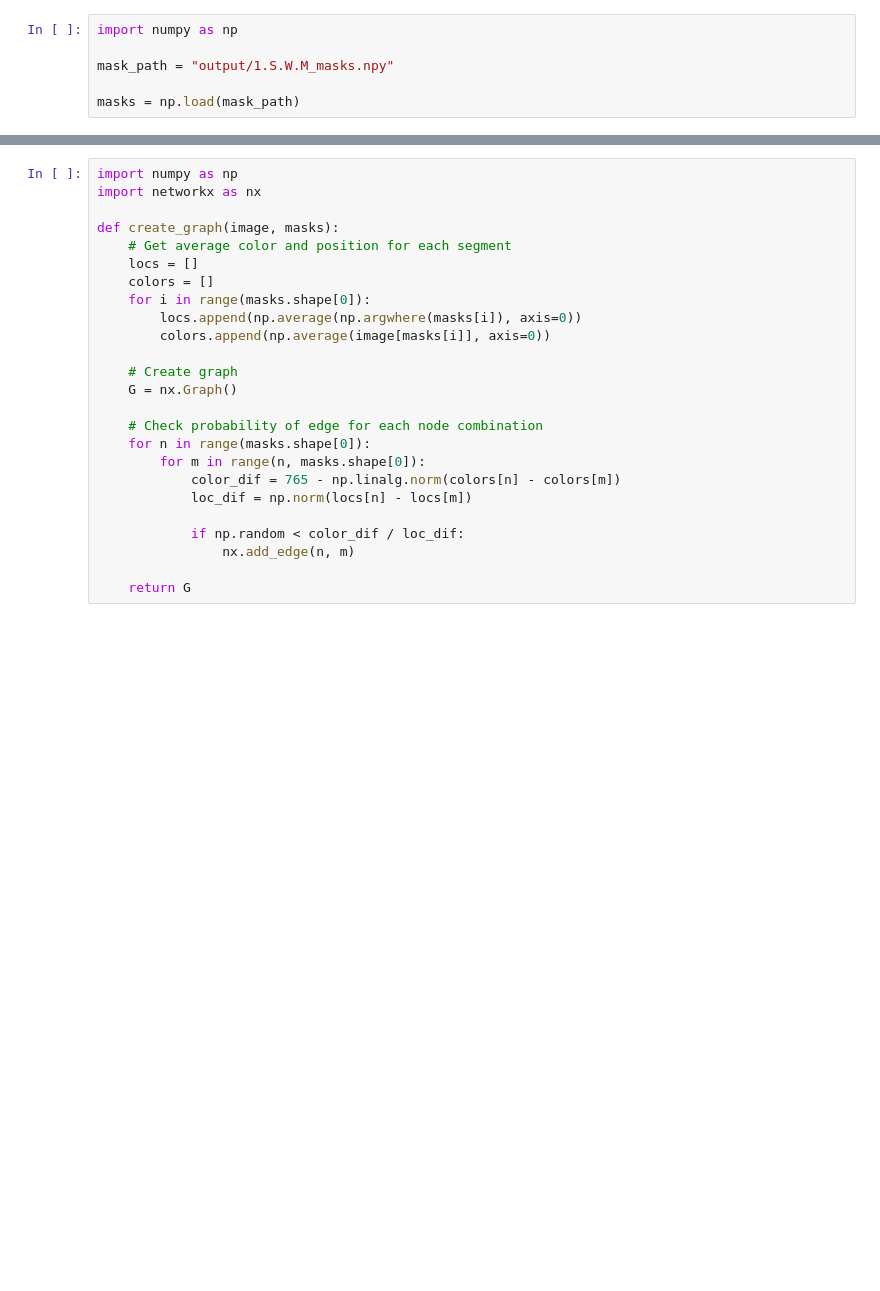
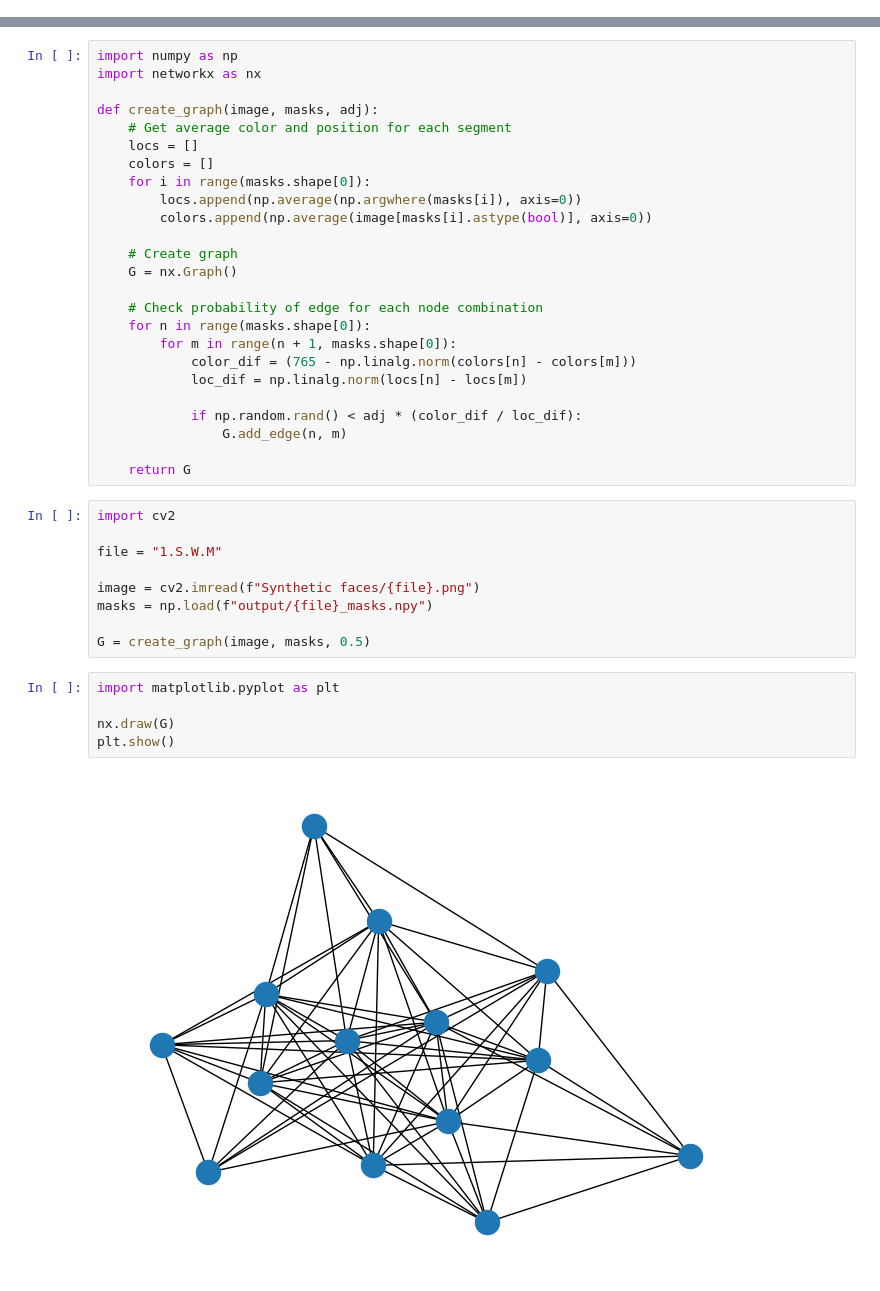
Before and after one commit to abl-77/graph-images, a Jupyter notebook: average_segments.ipynb, the cells around one changed output, grey strips where cells are left out. Cells and saved outputs as stored; diff of their text form; blank space fills up the shorter version.

Commit message:
Corrected graph creation

```diff
--- a/average_segments.ipynb
+++ b/average_segments.ipynb
@@ -1,6 +0,0 @@
-# %%
-import numpy as np
-
-mask_path = "output/1.S.W.M_masks.npy"
-
-masks = np.load(mask_path)
@@ -20,24 +2,40 @@ print(avg_col)
 import numpy as np
 import networkx as nx
 
-def create_graph(image, masks):
+def create_graph(image, masks, adj):
     # Get average color and position for each segment
     locs = []
     colors = []
     for i in range(masks.shape[0]):
         locs.append(np.average(np.argwhere(masks[i]), axis=0))
-        colors.append(np.average(image[masks[i]], axis=0))
+        colors.append(np.average(image[masks[i].astype(bool)], axis=0))
 
     # Create graph
     G = nx.Graph()
 
     # Check probability of edge for each node combination
     for n in range(masks.shape[0]):
-        for m in range(n, masks.shape[0]):
-            color_dif = 765 - np.linalg.norm(colors[n] - colors[m])
-            loc_dif = np.norm(locs[n] - locs[m])
+        for m in range(n + 1, masks.shape[0]):
+            color_dif = (765 - np.linalg.norm(colors[n] - colors[m]))
+            loc_dif = np.linalg.norm(locs[n] - locs[m])
 
-            if np.random < color_dif / loc_dif:
-                nx.add_edge(n, m)
+            if np.random.rand() < adj * (color_dif / loc_dif):
+                G.add_edge(n, m)
 
     return G
+# %%
+import cv2
+
+file = "1.S.W.M"
+
+image = cv2.imread(f"Synthetic faces/{file}.png")
+masks = np.load(f"output/{file}_masks.npy")
+
+G = create_graph(image, masks, 0.5)
+# %%
+import matplotlib.pyplot as plt
+
+nx.draw(G)
+plt.show()
+# %% [output]
+[figure, added]
```
Also changed, not shown: parts of 1 cell of this notebook.
